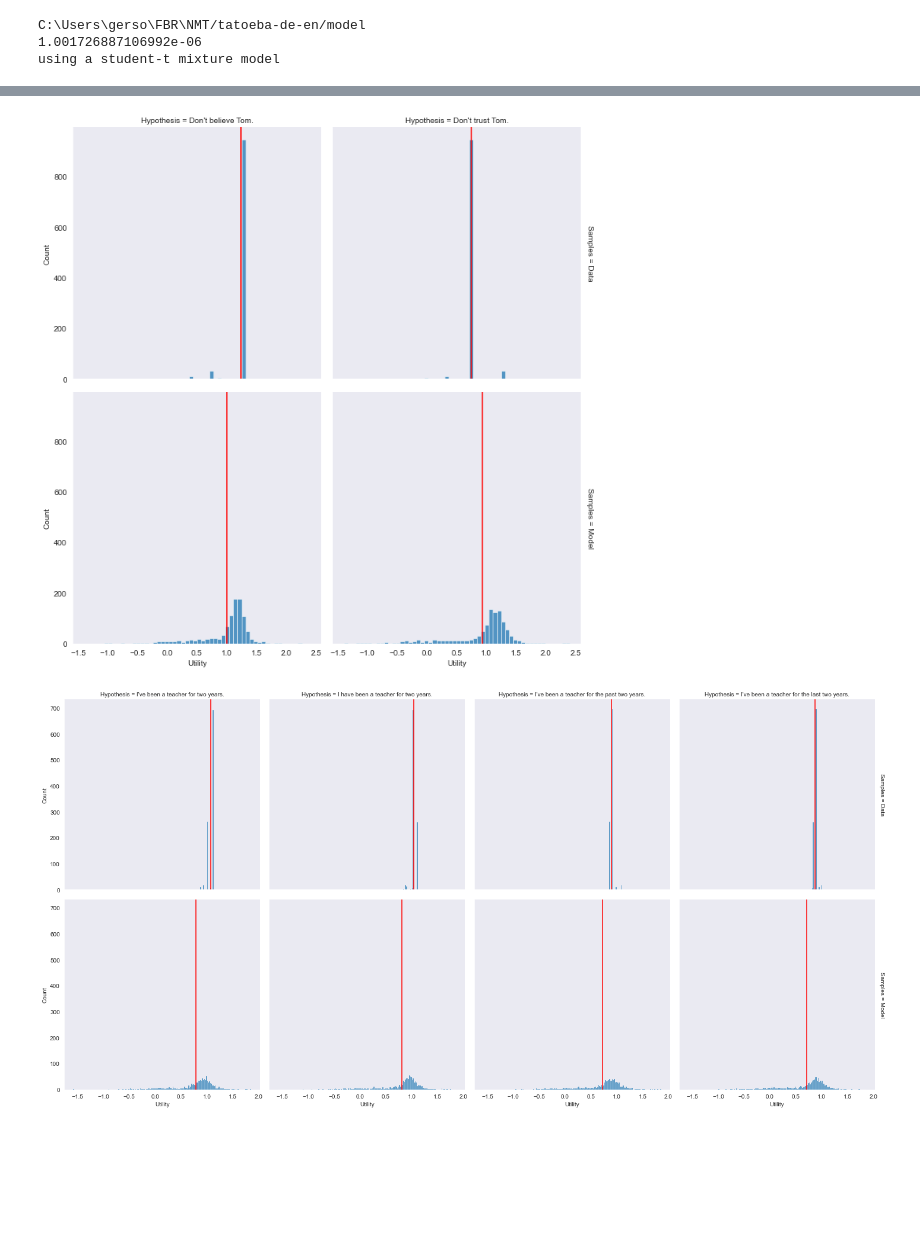
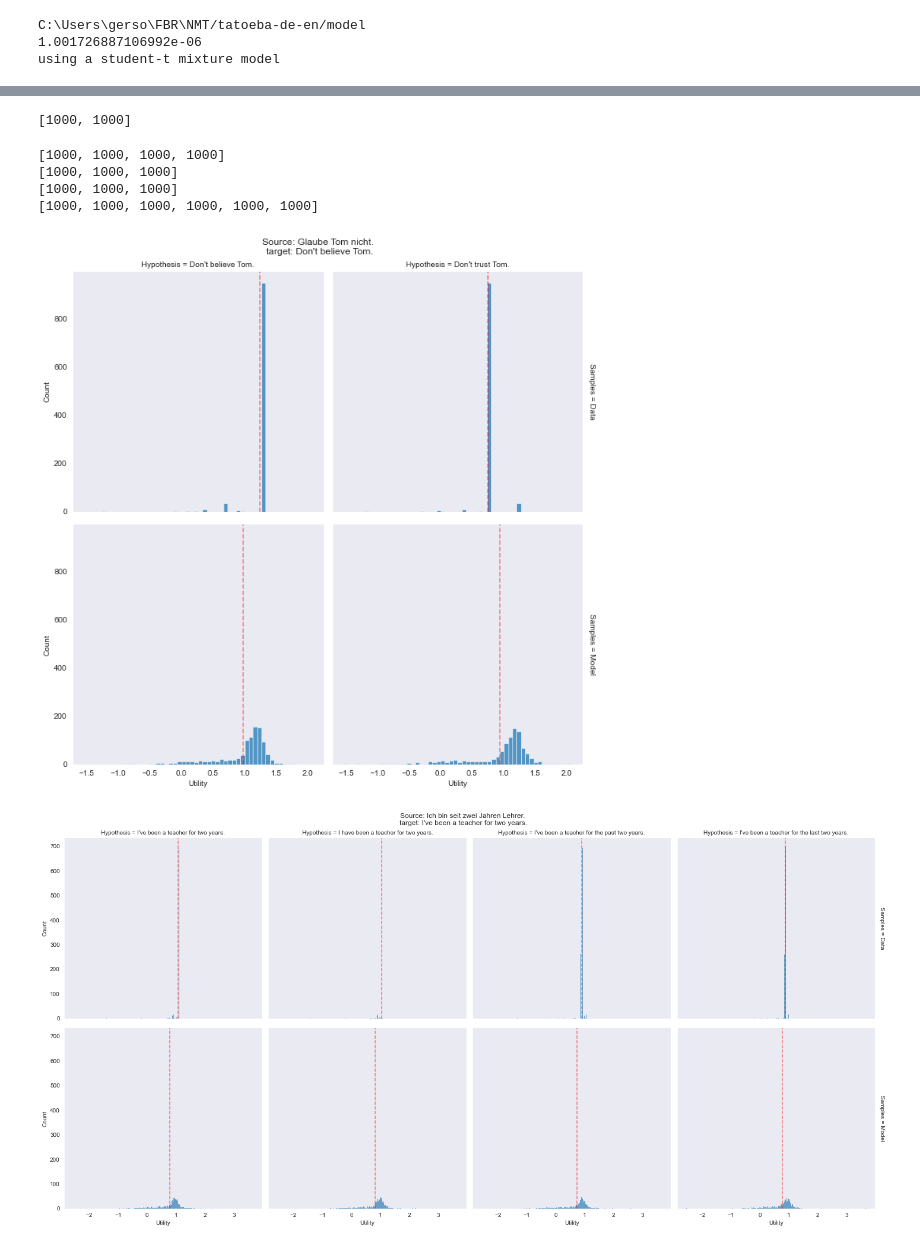
Before and after one commit to gersonfoks/master-thesis, a Jupyter notebook: notebooks/mixture_models/Analysing mixture model.ipynb, the cells around one changed output, grey strips where cells are left out. Saved outputs shown, nothing was run; the diff lists cells and outputs as text; code cells hidden in the pictures; blank space fills up the shorter version.

```diff
--- a/notebooks/mixture_models/Analysing mixture model.ipynb
+++ b/notebooks/mixture_models/Analysing mixture model.ipynb
@@ -27,8 +27,11 @@ def calculate_mbr_scores(entry):
 # %%
 ### Next up we will read the trained model and calculate the score given by the heads
 from models.pl_predictive.PLPredictiveModelFactory import PLPredictiveModelFactory
-path = "C:/Users/gerso/FBR/predictive/tatoeba-de-en/models/student-t-3/20/"
-model, factory = PLPredictiveModelFactory.load(path)
+
+model_name = "student-t-3"
+path = './{}/'.format(model_name)
+model_path = "C:/Users/gerso/FBR/predictive/tatoeba-de-en/models/"+ model_name + '/'
+model, factory = PLPredictiveModelFactory.load(model_path)
 model = model.eval()
 # %% [output]
 C:\Users\gerso\FBR\NMT/tatoeba-de-en/model
@@ -41,8 +44,6 @@ wrapped_model = StudentTMixtureMBRModel(model)
 # %%
 import seaborn as sns
 
-df = sns.load_dataset("penguins")
-print(df.head())
 
 def get_repeated_utils(utilities, count):
 
@@ -74,12 +61,17 @@ def clean(s):
     return s.replace('?', '')
 # %%
 import pandas as pd
-def plot_distributions(source, target, hypotheses, utilities, model, max_show=5):
+import matplotlib.pyplot as plt
+
+
+def plot_distributions(source, target, hypotheses, utilities, model, max_show=5, path='./validtion_imgs/'):
     cleaned_source = clean(source)
     cleaned_target = clean(target)
 
     sns.set_style("dark")
 
+
+    print([len(u) for u in utilities])
 
 
     samples = model.get_samples([source]*len(hypotheses), hypotheses, n_samples=1000)
@@ -103,6 +95,8 @@ def plot_distributions(source, target, hypotheses, utilities, model, max_show=5)
     }
 
 
+
+
     for u, h in zip(utilities, hypotheses):
 
         data["Utility"] += u
@@ -114,37 +108,53 @@ def plot_distributions(source, target, hypotheses, utilities, model, max_show=5)
         data["Samples"] += ["Model"] * len(s)
     df = pd.DataFrame.from_dict(data)
     g = sns.displot(df, x='Utility', col="Hypothesis", row='Samples', facet_kws=dict(margin_titles=True))
-    means = [0] * 10
+    title = 'Source: {} \ntarget: {}'.format(source, target)
+
+    g.fig.subplots_adjust(top=0.9) # adjust the Figure in rp
+    g.fig.suptitle(title)
 
     def specs(x, **kwargs):
-        plt.axvline(x.mean(), c="red")
+        plt.axvline(x.mean(), c="red", alpha=0.5, linestyle='--')
 
 
     g.map(specs, 'Utility')
+    fig = g.fig
+
+    name = "/{}.png".format(cleaned_source)
+    save_file = str(path) + name
+    fig.savefig(save_file)
 
 
 
 #     sns.distplot()
 # %%
-# We want to create some random plots:
-def compare_random_samples(data, model, n_examples=5, seed=1, max_show=5):
+from pathlib import Path
+
+# We want to create some plots for random samples
+def compare_random_samples(data, model, n_examples=5, seed=1, max_show=5, save=True, path='./'):
     np.random.seed(seed)
     indices = np.random.choice(len(data), size=n_examples)
 
     for i in indices:
         entry = data.iloc[i]
         source = entry["source"]
         hypotheses = np.array(entry["hypotheses"])
 
         source = entry["source"]
         target = entry["target"]
         hypotheses = entry["hypotheses"].tolist()
         utilities = get_repeated_utils(entry["utilities"], entry["utilities_count"])
-        plot_distributions(source, target, hypotheses, utilities, wrapped_model)
+        plot_distributions(source, target, hypotheses, utilities, wrapped_model, path=path)
 
-
-
-compare_random_samples(dataset.data, wrapped_model)
+img_path_str =  path + 'validation_imgs/'
+img_path = Path(img_path_str)
+img_path.mkdir(parents=True, exist_ok=True)
+compare_random_samples(dataset.data, wrapped_model, path=img_path)
 # %% [output]
+[1000, 1000]
+[1000, 1000, 1000, 1000]
+[1000, 1000, 1000]
+[1000, 1000, 1000]
+[1000, 1000, 1000, 1000, 1000, 1000]
-[figure, old version]
+[figure, new version]
-[figure, old version]
+[figure, new version]
```
Also changed, not shown: parts of 4 cells of this notebook, 44 other files.
